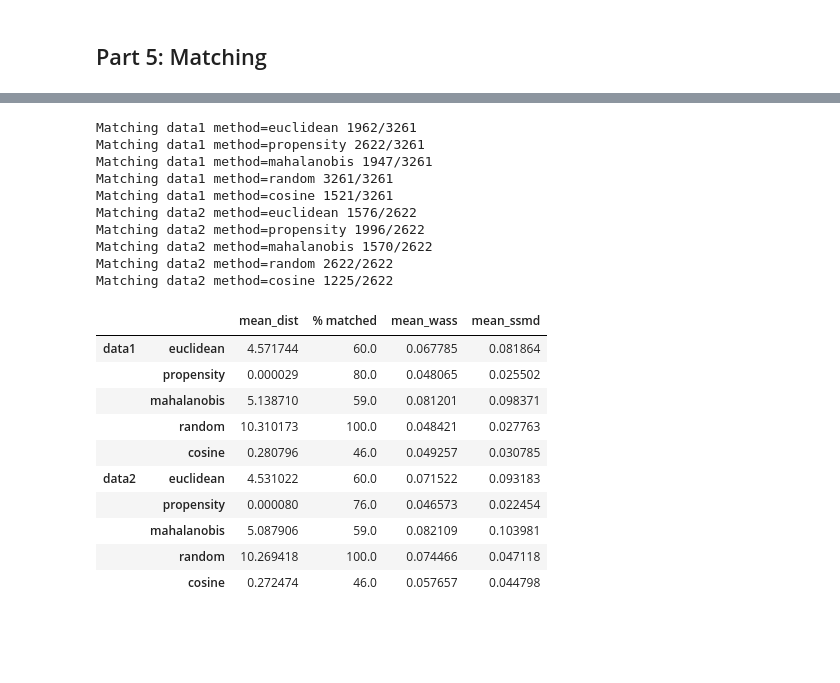
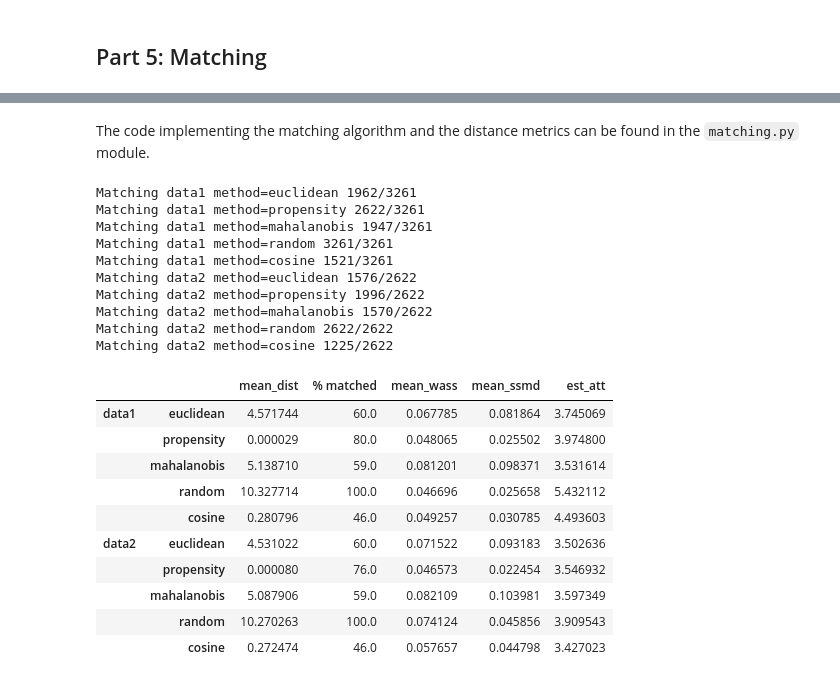
Before and after one commit to avivrosenberg/causal-inference-hw, a Jupyter notebook: hw3/hw3.ipynb, the cells around one changed output, grey strips where cells are left out. Saved outputs shown, nothing was run; the diff lists cells and outputs as text; code cells hidden in the pictures; blank space fills up the shorter version.

Commit message:
hw3: Complete ATT estimation based on matching

```diff
--- a/hw3/hw3.ipynb
+++ b/hw3/hw3.ipynb
@@ -699,53 +738,60 @@ data2-Control: estimating with gbm{'model__learning_rate': 0.4592532415205829, '
+# %% [markdown]
+The code implementing the matching algorithm and the distance metrics can be found in the `matching.py` module.
 # %%
 from hw3.matching import covariate_matching, propensity_matching, ssmd_dist, wass_dist
+import hw3.att as att
 
+# Distance tolerance is relative to average distance per metric
 tol = 1.
 matching_methods = {'random', 'cosine', 'euclidean', 'mahalanobis', 'propensity'}
+
+# DataFrame for matching results
 df_matching = pd.DataFrame(columns=pd.MultiIndex.from_product([dataset_names, matching_methods]))
 
 for i, df in enumerate(dataframes_cs):
     # Get data
     X, y, t, p = get_training_data(df, scale_covariates=True)
     X_treat = X[t == 1]
 
     for method in matching_methods:
         if method == 'propensity':
-            X_ctrl_m, X_treat_m, dists = propensity_matching(X, t, p, tol=tol)
+            X_ctrl_m, X_treat_m, idx_ctrl_m, idx_treat_m, dists = propensity_matching(X, t, p, tol=tol)
 
         else:
-            X_ctrl_m, X_treat_m, dists = covariate_matching(X, t, method, tol=tol)
+            X_ctrl_m, X_treat_m, idx_ctrl_m, idx_treat_m, dists = covariate_matching(X, t, method, tol=tol)
 
         print(f'Matching {dataset_names[i]} method={method} {len(X_treat_m)}/{len(X_treat)}')
 
         # Metrics
         mean_dist = np.mean(dists)
         pct_matched = int(len(X_treat_m)/len(X_treat)*100)
         mean_wass = np.mean(wass_dist(X_treat_m, X_ctrl_m))
         mean_ssmd = np.mean(ssmd_dist(X_treat_m, X_ctrl_m))
-        df_matching[(dataset_names[i], method)] = [mean_dist, pct_matched, mean_wass, mean_ssmd]
+        est_att = att.matching(y, idx_treat_m, idx_ctrl_m)
+        df_matching[(dataset_names[i], method)] = [mean_dist, pct_matched, mean_wass, mean_ssmd, est_att]
 
-df_matching.index = ['mean_dist', '% matched', 'mean_wass','mean_ssmd']
+df_matching.index = ['mean_dist', '% matched', 'mean_wass','mean_ssmd', 'est_att']
 df_matching = df_matching.transpose()
 df_matching
 # %% [output]
 Matching data1 method=euclidean 1962/3261
 Matching data1 method=propensity 2622/3261
 Matching data1 method=mahalanobis 1947/3261
 Matching data1 method=random 3261/3261
 Matching data1 method=cosine 1521/3261
 Matching data2 method=euclidean 1576/2622
 Matching data2 method=propensity 1996/2622
 Matching data2 method=mahalanobis 1570/2622
 Matching data2 method=random 2622/2622
 Matching data2 method=cosine 1225/2622
-|  |  | mean_dist | % matched | mean_wass | mean_ssmd |
-| data1 | euclidean | 4.571744 | 60.0 | 0.067785 | 0.081864 |
-|  | propensity | 0.000029 | 80.0 | 0.048065 | 0.025502 |
-|  | mahalanobis | 5.138710 | 59.0 | 0.081201 | 0.098371 |
-|  | random | 10.310173 | 100.0 | 0.048421 | 0.027763 |
-|  | cosine | 0.280796 | 46.0 | 0.049257 | 0.030785 |
-| data2 | euclidean | 4.531022 | 60.0 | 0.071522 | 0.093183 |
-|  | propensity | 0.000080 | 76.0 | 0.046573 | 0.022454 |
-|  | mahalanobis | 5.087906 | 59.0 | 0.082109 | 0.103981 |
-|  | random | 10.269418 | 100.0 | 0.074466 | 0.047118 |
-|  | cosine | 0.272474 | 46.0 | 0.057657 | 0.044798 |
+|  |  | mean_dist | % matched | mean_wass | mean_ssmd | est_att |
+| data1 | euclidean | 4.571744 | 60.0 | 0.067785 | 0.081864 | 3.745069 |
+|  | propensity | 0.000029 | 80.0 | 0.048065 | 0.025502 | 3.974800 |
+|  | mahalanobis | 5.138710 | 59.0 | 0.081201 | 0.098371 | 3.531614 |
+|  | random | 10.327714 | 100.0 | 0.046696 | 0.025658 | 5.432112 |
+|  | cosine | 0.280796 | 46.0 | 0.049257 | 0.030785 | 4.493603 |
+| data2 | euclidean | 4.531022 | 60.0 | 0.071522 | 0.093183 | 3.502636 |
+|  | propensity | 0.000080 | 76.0 | 0.046573 | 0.022454 | 3.546932 |
+|  | mahalanobis | 5.087906 | 59.0 | 0.082109 | 0.103981 | 3.597349 |
+|  | random | 10.270263 | 100.0 | 0.074124 | 0.045856 | 3.909543 |
+|  | cosine | 0.272474 | 46.0 | 0.057657 | 0.044798 | 3.427023 |
```
Also changed, not shown: parts of 6 cells of this notebook, 2 other files.
